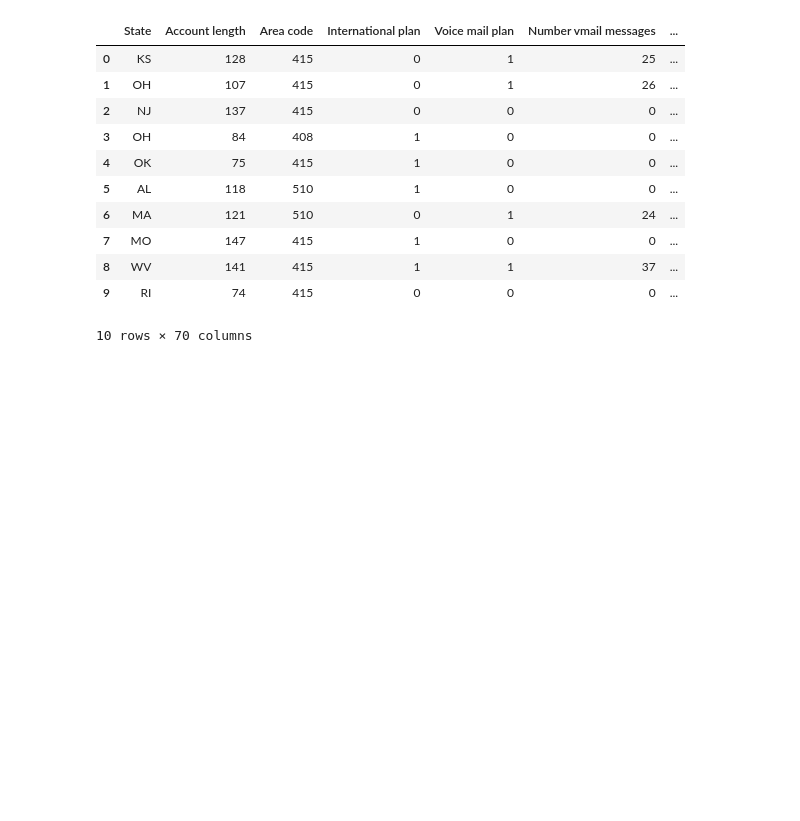
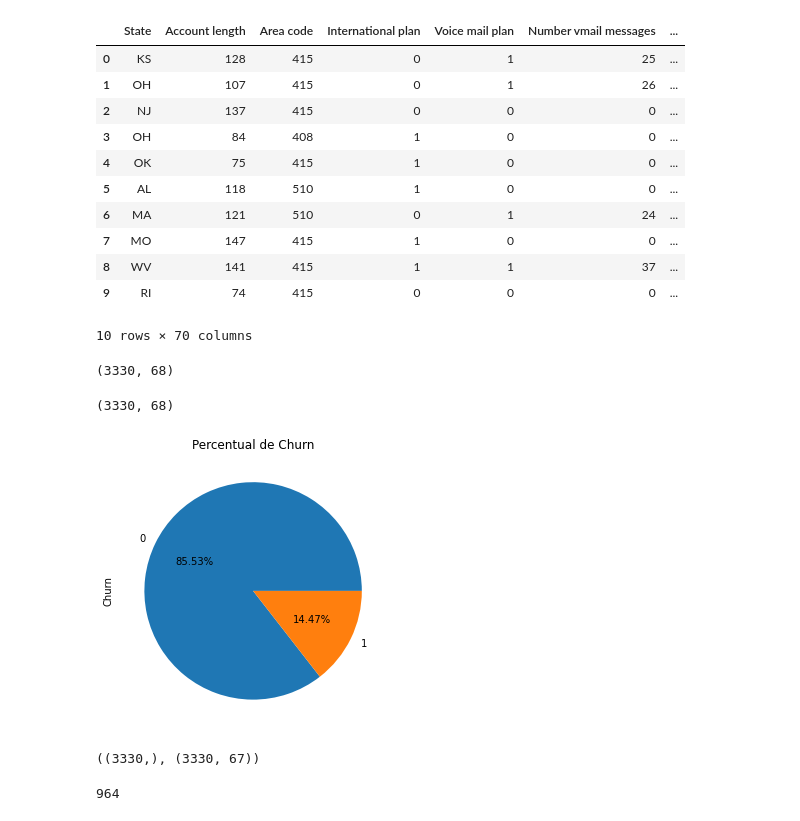
Before and after one commit to ThiagoOliveira001/learningIA, a Jupyter notebook: desafio-telecom/desafio_ia_telecom_v4.ipynb, the cells around one changed output. Drawn from its saved outputs; the diff is of its cells as text; code cells hidden in the pictures; blank space fills up the shorter version.

```diff
--- a/desafio-telecom/desafio_ia_telecom_v4.ipynb
+++ b/desafio-telecom/desafio_ia_telecom_v4.ipynb
@@ -332,3 +332,35 @@ df.head(10)
 # Dropando state e area code
 df.drop('State', inplace=True, axis=1)
 df.drop('Area code', inplace=True, axis=1)
+# %%
+df.shape
+# %% [output]
+(3330, 68)
+# %%
+df.drop_duplicates(keep='first', inplace=True)
+df.shape
+# %% [output]
+(3330, 68)
+# %%
+# Mostrando balanceamento
+plt.figure(figsize=(5,5))
+plt.title('Percentual de Churn')
+
+df['Churn'].value_counts().plot.pie(autopct='%1.2f%%')
+plt.show()
+# %% [output]
+[figure, added]
+# %%
+y = df['Churn'].astype('int')
+X = df.drop('Churn', axis=1)
+
+y.shape, X.shape
+# %% [output]
+((3330,), (3330, 67))
+# %%
+under = RandomUnderSampler()
+X_under, y_under = under.fit_resample(X, y)
+
+len(y_under)
+# %% [output]
+964
```
Also changed, not shown: parts of 16 cells of this notebook.
